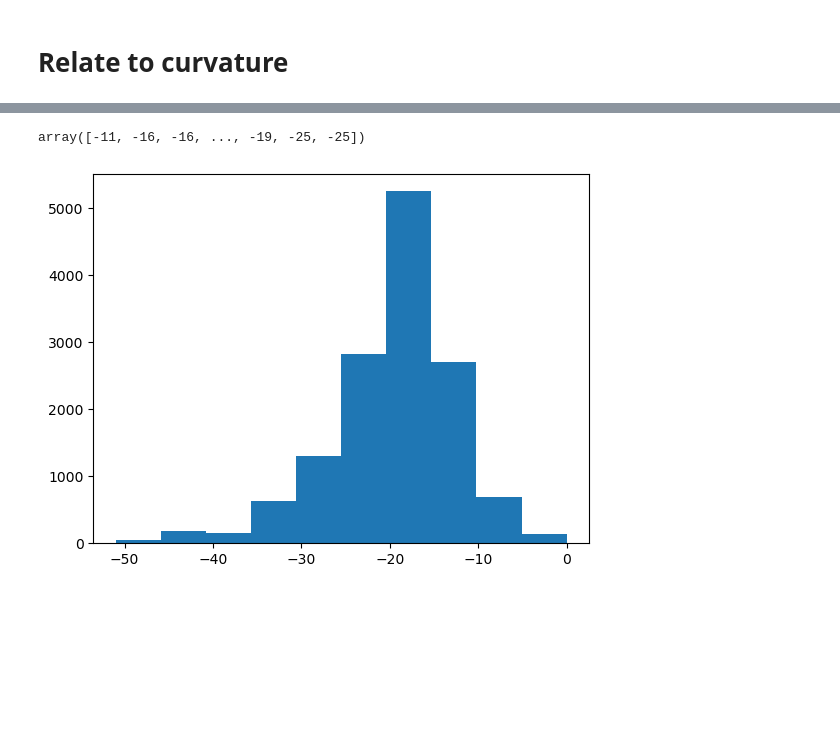
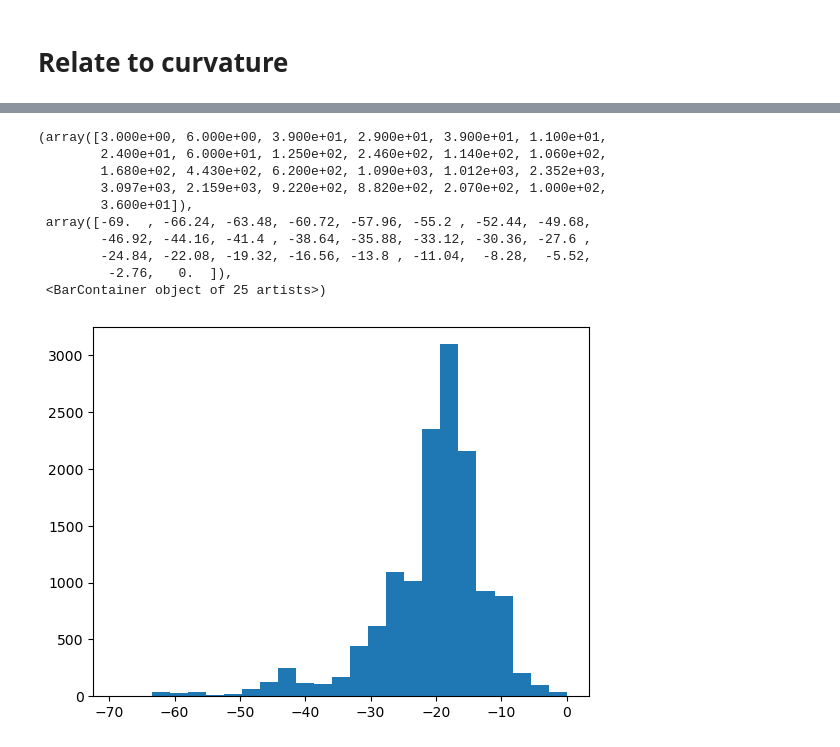
Before and after one commit to xies/mouse_skin_size_control, a Jupyter notebook: assemble_movie_notebooks/segment_blood_vessel_network.ipynb, the cells around one changed output, grey strips where cells are left out. Cells and saved outputs as stored; diff of their text form; code cells hidden in the pictures; blank space fills up the shorter version.

```diff
--- a/assemble_movie_notebooks/segment_blood_vessel_network.ipynb
+++ b/assemble_movie_notebooks/segment_blood_vessel_network.ipynb
@@ -118,6 +113,9 @@ Y,X = np.where(Iz_skeleton)
 vessel_image = np.zeros_like(R_filt)
 for y,x in zip(Y,X):
     vessel_image[Iz[y,x],y,x] = 1
+
+heightmap_masked = heightmap
+heightmap_masked[~Iz_skeleton] = 0
 # %%
 selem = morphology.ball(2)
 vessel_image_thicker = morphology.dilation(vessel_image)
@@ -142,9 +153,17 @@ np.float64(-0.007446087680572909)
 # %%
 dist_to_bm = (heightmap_masked - Iz_skeleton)
-dist_to_bm_skeleton = dist_to_bm[Iz_skeleton > 0]
-plt.hist(dist_to_bm_skeleton)
-dist_to_bm_skeleton
+# dist_to_bm_skeleton = dist_to_bm[Iz_skeleton > 0]
+plt.hist(dist_to_bm_skeleton,25)
 # %% [output]
-array([-11, -16, -16, ..., -19, -25, -25])
+(array([3.000e+00, 6.000e+00, 3.900e+01, 2.900e+01, 3.900e+01, 1.100e+01,
+        2.400e+01, 6.000e+01, 1.250e+02, 2.460e+02, 1.140e+02, 1.060e+02,
+        1.680e+02, 4.430e+02, 6.200e+02, 1.090e+03, 1.012e+03, 2.352e+03,
+        3.097e+03, 2.159e+03, 9.220e+02, 8.820e+02, 2.070e+02, 1.000e+02,
+        3.600e+01]),
+ array([-69.  , -66.24, -63.48, -60.72, -57.96, -55.2 , -52.44, -49.68,
+        -46.92, -44.16, -41.4 , -38.64, -35.88, -33.12, -30.36, -27.6 ,
+        -24.84, -22.08, -19.32, -16.56, -13.8 , -11.04,  -8.28,  -5.52,
+         -2.76,   0.  ]),
+ <BarContainer object of 25 artists>)
-[figure, old version]
+[figure, new version]
 # %%
```
Also changed, not shown: parts of 5 cells of this notebook, 33 other files.
